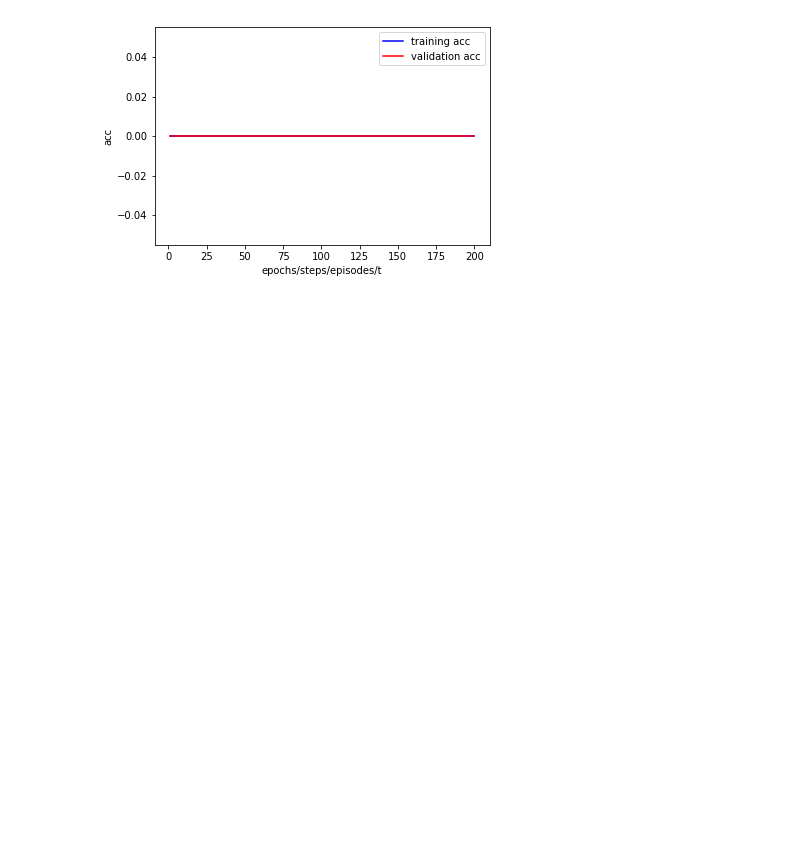
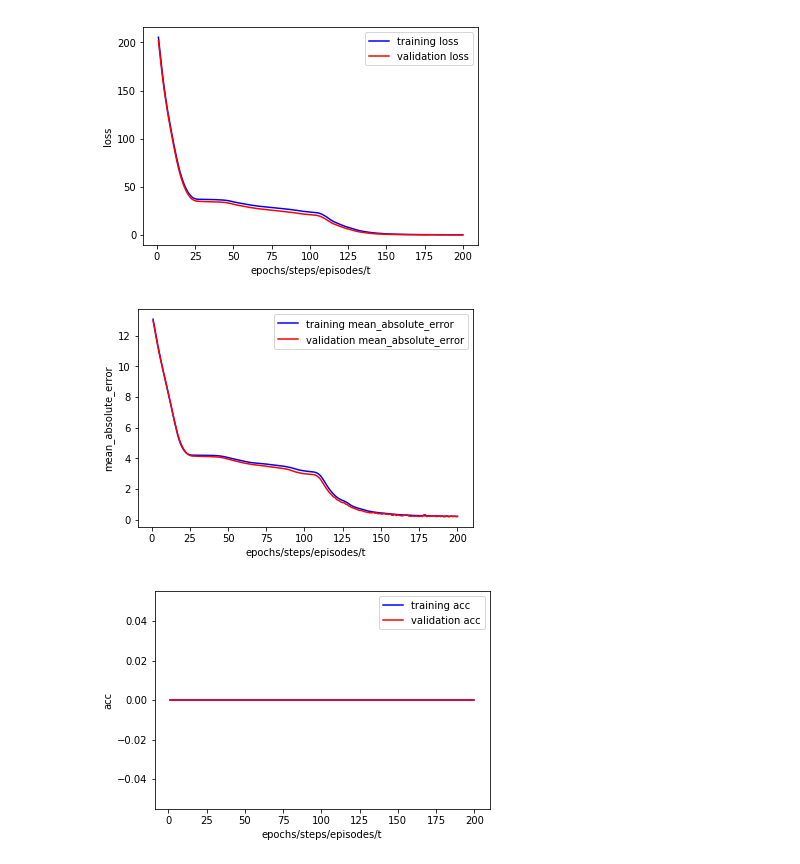
Before and after one commit to atobe/neuralizer, a Jupyter notebook: nn model polynomial.ipynb, the cells around one changed output. Saved outputs shown, nothing was run; the diff lists cells and outputs as text; code cells hidden in the pictures; blank space fills up the shorter version.

```diff
--- a/nn model polynomial.ipynb
+++ b/nn model polynomial.ipynb
@@ -112,9 +85,8 @@ plt.legend()
-# %%
-import sys
-sys.path.append('/Users/atobe/Dropbox/ATAT/st/')
-import viz
-import importlib
-importlib.reload(viz)
-viz.Plotter().plot_perf(history)
-# %% [output]
-[figure, removed]
+# %%
+importlib.reload(viz)
+for fig in viz.Plotter().plot_perf(history):
+    display(fig)
+# %% [output]
+[figure, added]
+[figure, added]
+[figure, added]
```
Also changed, not shown: parts of 7 cells of this notebook, 3 other files.
